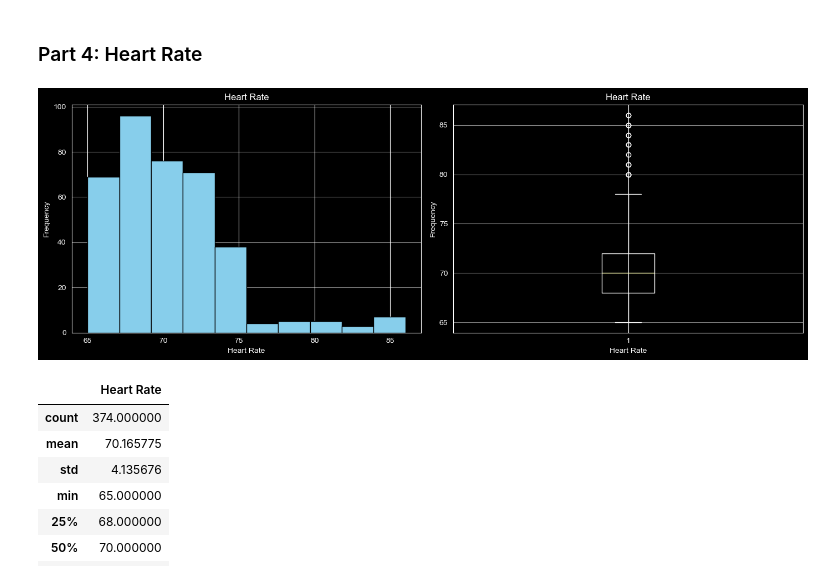
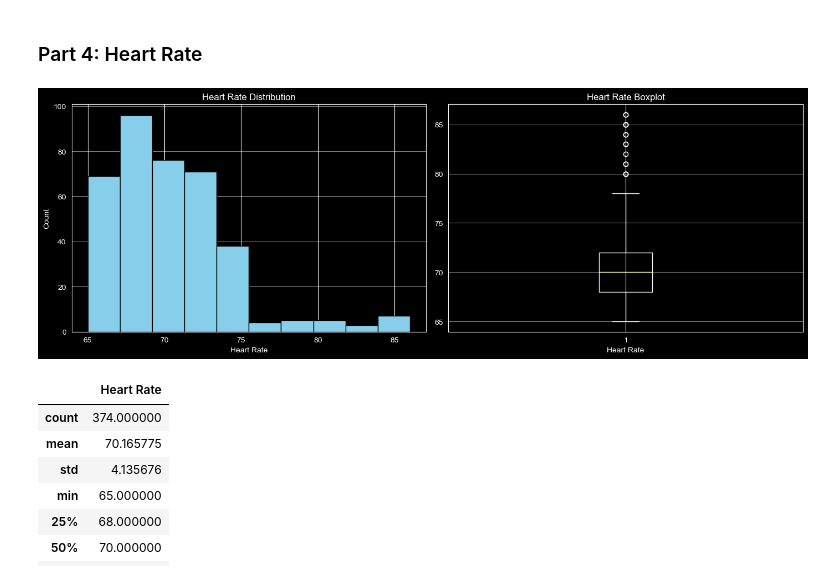
Before and after one commit to kinant/ud-stats-nd, a Jupyter notebook: PR01 - Describe Health and Sleep Quality Data/PR01 - Describe Health and Sleep Quality Data.ipynb, the cells around one changed output. Drawn from its saved outputs; the diff is of its cells as text; code cells hidden in the pictures.

```diff
--- a/PR01 - Describe Health and Sleep Quality Data/PR01 - Describe Health and Sleep Quality Data.ipynb
+++ b/PR01 - Describe Health and Sleep Quality Data/PR01 - Describe Health and Sleep Quality Data.ipynb
@@ -194,25 +173,25 @@ Skew = 0.18
 # %%
 # Heart Rate
 fig, ax = plt.subplots(1, 2, figsize=(14, 5))
 
 # Plot 1: Heart Rates histogram
 ax[0].hist(data['Heart Rate'], color='skyblue', edgecolor='black')
 ax[0].set_xlabel('Heart Rate')
-ax[0].set_ylabel('Frequency')
-ax[0].set_title('Heart Rate')
+ax[0].set_ylabel('Count')
+ax[0].set_title('Heart Rate Distribution')
+ax[0].grid(axis='y', alpha=0.5)
 ax[0].grid(axis='y', alpha=0.5)
 
 # Plot 2: Heart Rates box plot
 ax[1].boxplot(data['Heart Rate'])
 ax[1].set_xlabel('Heart Rate')
-ax[1].set_ylabel('Frequency')
-ax[1].set_title('Heart Rate')
+ax[1].set_title('Heart Rate Boxplot')
 ax[1].grid(axis='y', alpha=0.5)
 
 plt.tight_layout()
 plt.show()
 # %% [output]
-[figure, old version]
+[figure, new version]
 # %%
 # Describe
 data[['Heart Rate']].describe()
```
Also changed, not shown: parts of 6 cells of this notebook, 3 other files.
